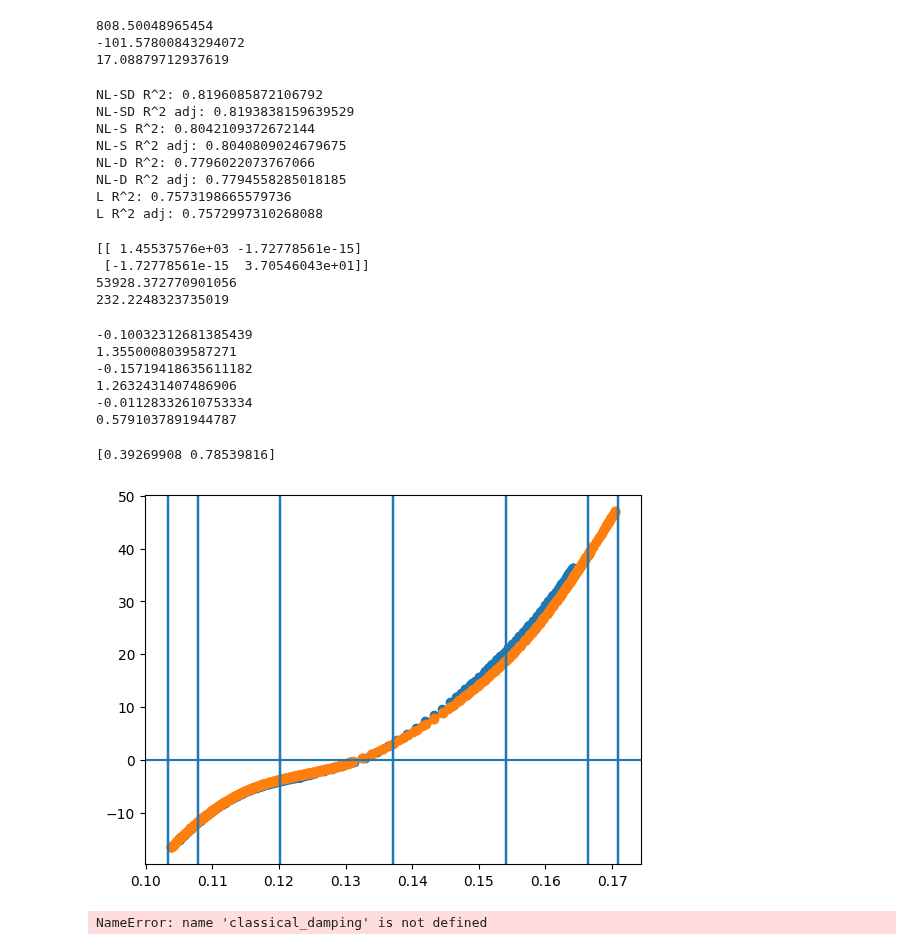
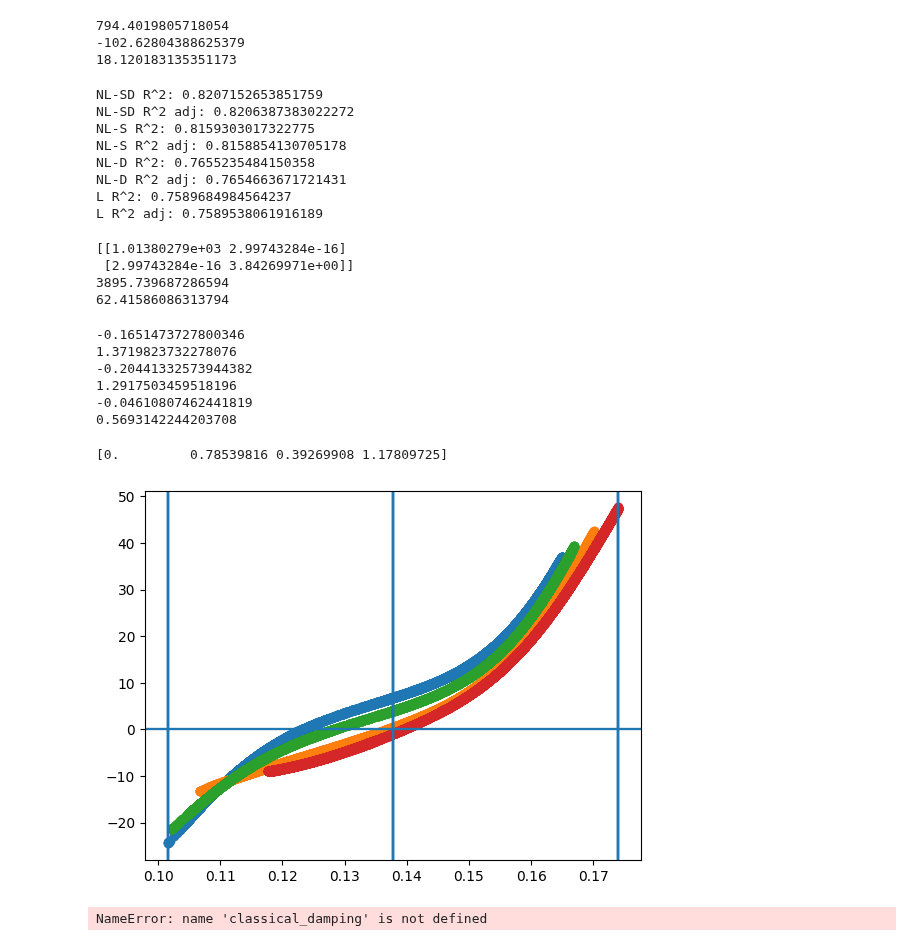
Before and after one commit to JGSuw/hsa_hopper_control, a Jupyter notebook: notebooks/aim2/hsa_model_analysis.ipynb, the cells around one changed output. Saved outputs shown, nothing was run; the diff lists cells and outputs as text; code cells hidden in the pictures.

```diff
--- a/notebooks/aim2/hsa_model_analysis.ipynb
+++ b/notebooks/aim2/hsa_model_analysis.ipynb
@@ -11,13 +11,16 @@ kin_params = KinematicParameters(.07,.15,.3,-.005)
 
 # load data
 # root = r'C:\Users\Joseph Sullivan\Documents\hsa_hopper_control\data\aim2\hopping_data'
-root = r'C:\Users\Joseph Sullivan\Documents\hsa_hopper_control\data\aim2\4_27_last_data\hopping_data\4_27'
+root = r'/home/joseph/workspaces/hsa_hopper/hsa_hopper_control/data/4_28/linear_model'
+# root = r'/home/joseph/workspaces/hsa_hopper/hsa_hopper_control/data/4_28/nonlinear_model'
 dataframes = {}
 hardware_configs = {}
 dynamics_params = {}
 controller_params = {}
 for category in os.listdir(root):
     if 'no_hsa' in category:
+        continue
+    if os.path.isfile(category):
         continue
     dataframes[category] = {}
     hardware_configs[category] = {}
@@ -42,9 +45,9 @@ for category in os.listdir(root):
         trial_df['psi'] = experiment_config['dynamics_params']['psi']
         col_map = {col: i for i,col in enumerate(trial_df.columns)}
         # chop-off the end of stance and the end of flight phases
-        stance_drop_count = 1
-        flight_drop_count = 1
-        min_stance_duration = 50
+        stance_drop_count = 0
+        flight_drop_count = 15
+        min_stance_duration = 80
         keep_rows = np.ones(len(trial_df), dtype=bool)
         row_offset = 0
         for hop_idx in trial_df['hop_idx'].unique():
@@ -74,7 +77,7 @@ for category in os.listdir(root):
         trial_df = trial_df.iloc[keep_rows,:]
         dataframes[category][trial] = trial_df
 
-actuator_model_path = r'C:\Users\Joseph Sullivan\Documents\hsa_hopper_control\notebooks\actuator_model.yaml'
+actuator_model_path = r'/home/joseph/workspaces/hsa_hopper/hsa_hopper_control/notebooks/actuator_model.yaml'
 with open(actuator_model_path, 'r') as f:
     actuator_model = yaml.load(f, yaml.Loader)
 
@@ -304,15 +312,16 @@ governing_equation_lstsq(hsa_char_model, actuator_model, 0, optimize=False)
 # %%
 unique_psi = MASTER_DF['psi'].unique()
-N_l_basis = 7
+N_l_basis = 3
 N_psi_basis = 3
 lmin = MASTER_DF['l_m'].min()
 lmax = MASTER_DF['l_m'].max()
 psi_min = MASTER_DF['psi'].min()
 psi_max = MASTER_DF['psi'].max()
 lvec = (lmax+lmin)/2 + (lmax-lmin)/2*np.cos(np.linspace(-np.pi,0,N_l_basis))
+psivec = (psi_max+psi_min)/2 + (psi_max-psi_min)/2*np.cos(np.linspace(-np.pi,0,N_psi_basis))
 # lvec = np.linspace(lmin,lmax,N_l_basis)
 # lvec = np.array([.11,.14,.17])
-psivec = np.linspace(psi_min,psi_max,N_psi_basis)
+# psivec = np.linspace(psi_min,psi_max,N_psi_basis)
 y = np.zeros((N_psi_basis*N_l_basis,2))
 for i in range(psivec.size):
     y[i*N_l_basis:(i+1)*N_l_basis,0] = lvec
@@ -325,10 +334,10 @@ nlsd_model = HSAModel(0,0,0,y,S,np.zeros(y.shape[0]),np.zeros(y.shape[0]),a,s)
 nld_model = HSAModel(0,0,0,y,S,None,np.zeros(y.shape[0]),a,s)
 nls_model  = HSAModel(0,0,0,y,S,np.zeros(y.shape[0]),None,a,s)
 linear_model = HSAModel(0,0,0,y,S,None,None,a,s)
-nlsd_result = governing_equation_lstsq(nlsd_model,actuator_model,.025)
-nld_result = governing_equation_lstsq(nld_model,actuator_model,.025)
-nls_result = governing_equation_lstsq(nls_model,actuator_model,.025)
-linear_result = governing_equation_lstsq(linear_model,actuator_model,.025)
+nlsd_result = governing_equation_lstsq(nlsd_model,actuator_model,0.0)
+nld_result = governing_equation_lstsq(nld_model,actuator_model,0.0)
+nls_result = governing_equation_lstsq(nls_model,actuator_model,0.0)
+linear_result = governing_equation_lstsq(linear_model,actuator_model,0.0)
 print(f'NL-SD R^2: {nlsd_result.r_sqr}')
 print(f'NL-S R^2: {nls_result.r_sqr}')
 print(f'NL-D R^2: {nld_result.r_sqr}')
@@ -352,9 +361,9 @@ print(linear_model.K)
 print(linear_model.F0)
 print(linear_model.b)
 # %% [output]
-808.50048965454
--101.57800843294072
-17.08879712937619
+794.4019805718054
+-102.62804388625379
+18.120183135351173
 # %%
 print(f'NL-SD R^2: {nlsd_result.r_sqr}')
 print(f'NL-SD R^2 adj: {nlsd_result.r_sqr_adj}')
@@ -365,23 +374,23 @@ print(f'NL-D R^2 adj: {nld_result.r_sqr_adj}')
 print(f'L R^2: {linear_result.r_sqr}')
 print(f'L R^2 adj: {linear_result.r_sqr_adj}')
 # %% [output]
-NL-SD R^2: 0.8196085872106792
-NL-SD R^2 adj: 0.8193838159639529
-NL-S R^2: 0.8042109372672144
-NL-S R^2 adj: 0.8040809024679675
-NL-D R^2: 0.7796022073767066
-NL-D R^2 adj: 0.7794558285018185
-L R^2: 0.7573198665579736
-L R^2 adj: 0.7572997310268088
+NL-SD R^2: 0.8207152653851759
+NL-SD R^2 adj: 0.8206387383022272
+NL-S R^2: 0.8159303017322775
+NL-S R^2 adj: 0.8158854130705178
+NL-D R^2: 0.7655235484150358
+NL-D R^2 adj: 0.7654663671721431
+L R^2: 0.7589684984564237
+L R^2 adj: 0.7589538061916189
 # %%
 print(S)
 print(np.linalg.det(S))
 print(np.sqrt(np.linalg.det(S)))
 # %% [output]
-[[ 1.45537576e+03 -1.72778561e-15]
- [-1.72778561e-15  3.70546043e+01]]
-53928.372770901056
-232.2248323735019
+[[1.01380279e+03 2.99743284e-16]
+ [2.99743284e-16 3.84269971e+00]]
+3895.739687286594
+62.41586086313794
 # %%
 foo = 1.7*MASTER_DF['yddot']*MASTER_DF['dydx']
 print(foo.mean())
@@ -393,33 +402,34 @@ baz = actuator_model['J']*MASTER_DF['xddot']
 print(baz.mean())
 print(baz.std())
 # %% [output]
--0.10032312681385439
-1.3550008039587271
--0.15719418635611182
-1.2632431407486906
--0.01128332610753334
-0.5791037891944787
+-0.1651473727800346
+1.3719823732278076
+-0.20441332573944382
+1.2917503459518196
+-0.04610807462441819
+0.5693142244203708
 # %%
 from matplotlib import pyplot as plt
-model = nlsd_model
+model = nls_model
 print(MASTER_DF['psi'].unique())
 for psi in MASTER_DF['psi'].unique():
-    frame = (MASTER_DF['hop_idx'] == 10) & (MASTER_DF['psi'] == psi)
+    # frame = (MASTER_DF['hop_idx'] == 20) & (MASTER_DF['psi'] == psi)
+    frame = (MASTER_DF['psi'] == psi)
     df = MASTER_DF.loc[frame,:]
     l = df['l_m'].to_numpy()
     ldot = df['ldot'].to_numpy()
     lddot = df['lddot'].to_numpy()
     t = df['t_s'].to_numpy()
     Fs = model.spring_force(l,psi)
     Fd = model.dissipation_force(l,ldot,psi)
     plt.scatter(l, model.spring_force(l,psi))
     plt.axhline()
     for i in range(model.y.shape[0]):
         plt.axvline(model.y[i,0])
     # plt.scatter(ldot, ((Fd)))
 # %% [output]
-[0.39269908 0.78539816]
+[0.         0.78539816 0.39269908 1.17809725]
-[figure, old version]
+[figure, new version]
 # %%
 # fit chi-squared distributions to models, packall information into dataframe for plotting
 import pandas as pd
```
Also changed, not shown: parts of 6 cells of this notebook, 3 other files.
